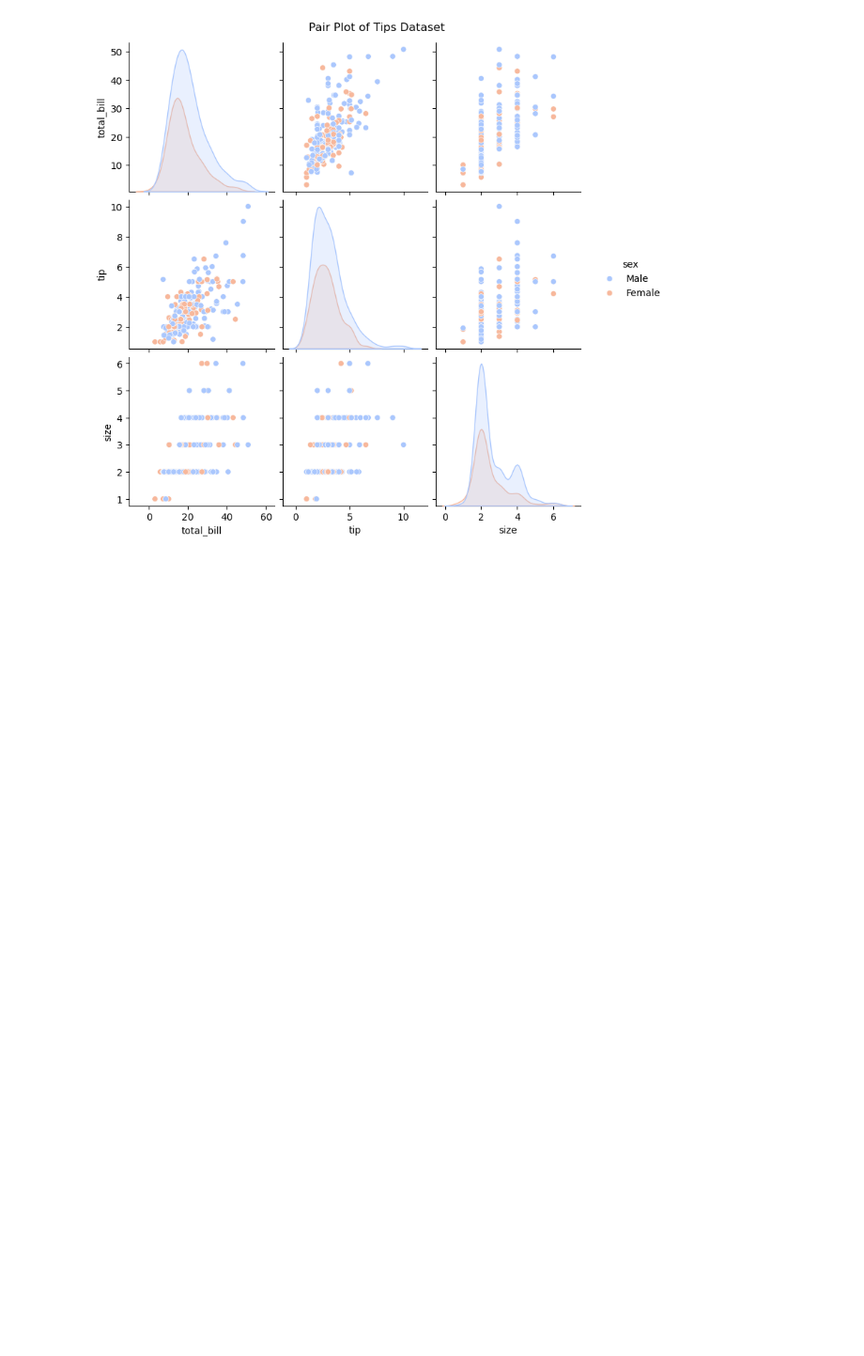
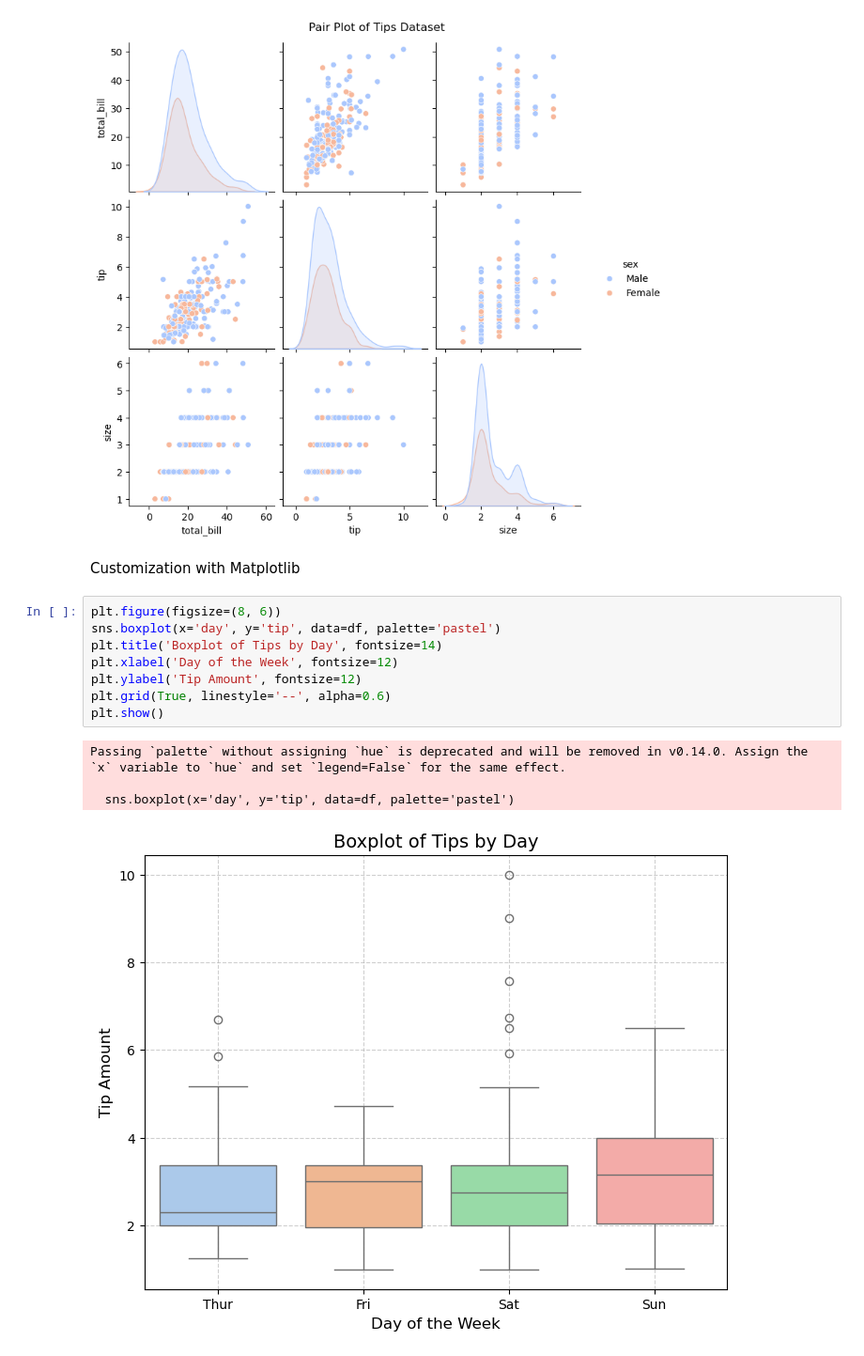
Before and after one commit to EesaYousuf/computer_vision, a Jupyter notebook: Statistical Data Visualization/Load Sample Dataset.ipynb, the cells around one changed output. Shown: that part at 94% size. Drawn from its saved outputs; the diff is of its cells as text; blank space fills up the shorter version.

Commit message:
matplot

```diff
--- a/Statistical Data Visualization/Load Sample Dataset.ipynb
+++ b/Statistical Data Visualization/Load Sample Dataset.ipynb
@@ -52,3 +52,18 @@ plt.suptitle('Pair Plot of Tips Dataset', y=1.02)
 plt.show()
 # %% [output]
 [figure]
+# %% [markdown]
+Customization with Matplotlib
+# %%
+plt.figure(figsize=(8, 6))
+sns.boxplot(x='day', y='tip', data=df, palette='pastel')
+plt.title('Boxplot of Tips by Day', fontsize=14)
+plt.xlabel('Day of the Week', fontsize=12)
+plt.ylabel('Tip Amount', fontsize=12)
+plt.grid(True, linestyle='--', alpha=0.6)
+plt.show()
+# %% [output]
+Passing `palette` without assigning `hue` is deprecated and will be removed in v0.14.0. Assign the `x` variable to `hue` and set `legend=False` for the same effect.
+
+  sns.boxplot(x='day', y='tip', data=df, palette='pastel')
+[figure, added]
```
